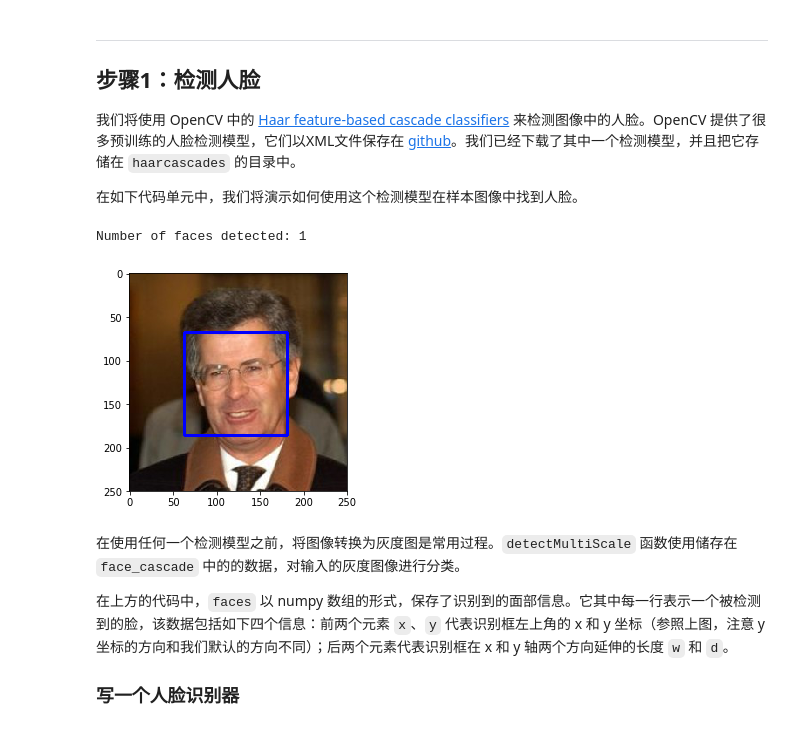
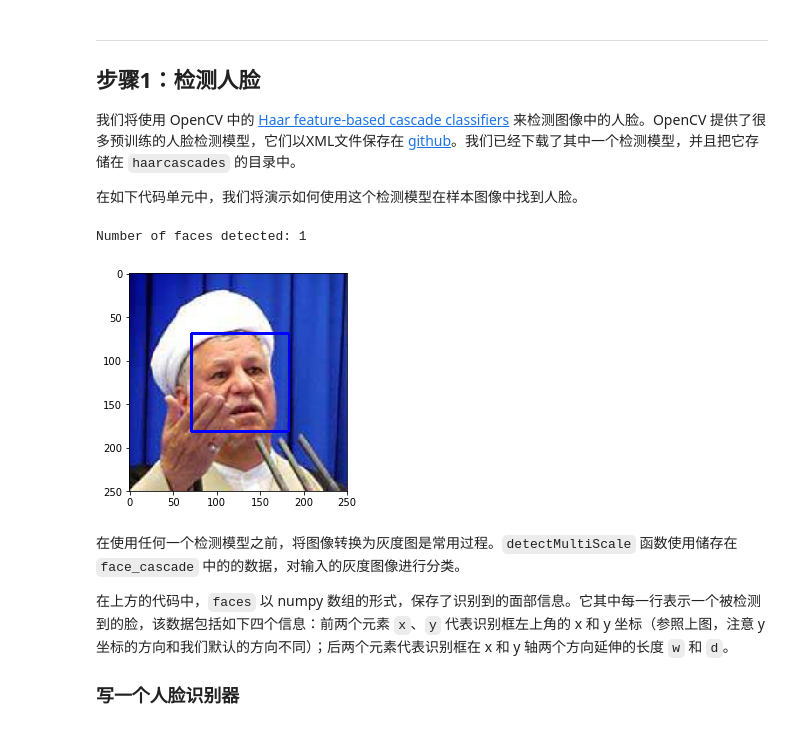
Before and after one commit to AprilYoungs/Deep-learning, a Jupyter notebook: dog-project/dog_app.ipynb, the cells around one changed output. Drawn from its saved outputs; the diff is of its cells as text; code cells hidden in the pictures.

```diff
--- a/dog-project/dog_app.ipynb
+++ b/dog-project/dog_app.ipynb
@@ -121,35 +121,35 @@ import cv2
 import matplotlib.pyplot as plt
 %matplotlib inline
 
 # 提取预训练的人脸检测模型
 face_cascade = cv2.CascadeClassifier('haarcascades/haarcascade_frontalface_alt.xml')
 
 # 加载彩色（通道顺序为BGR）图像
-img = cv2.imread(human_files[20])
+img = cv2.imread(human_files[3])
 
 # 将BGR图像进行灰度处理
 gray = cv2.cvtColor(img, cv2.COLOR_BGR2GRAY)
 
 # 在图像中找出脸
 faces = face_cascade.detectMultiScale(gray)
 
 # 打印图像中检测到的脸的个数
 print('Number of faces detected:', len(faces))
 
 # 获取每一个所检测到的脸的识别框
 for (x,y,w,h) in faces:
     # 在人脸图像中绘制出识别框
     cv2.rectangle(img,(x,y),(x+w,y+h),(255,0,0),2)
 
 # 将BGR图像转变为RGB图像以打印
 cv_rgb = cv2.cvtColor(img, cv2.COLOR_BGR2RGB)
 
 # 展示含有识别框的图像
 plt.imshow(cv_rgb)
 plt.show()
 # %% [output]
 Number of faces detected: 1
-[figure, old version]
+[figure, new version]
 # %% [markdown]
 在使用任何一个检测模型之前，将图像转换为灰度图是常用过程。`detectMultiScale` 函数使用储存在 `face_cascade` 中的的数据，对输入的灰度图像进行分类。
 
```
Also changed, not shown: parts of 8 cells of this notebook, 2 other files.
